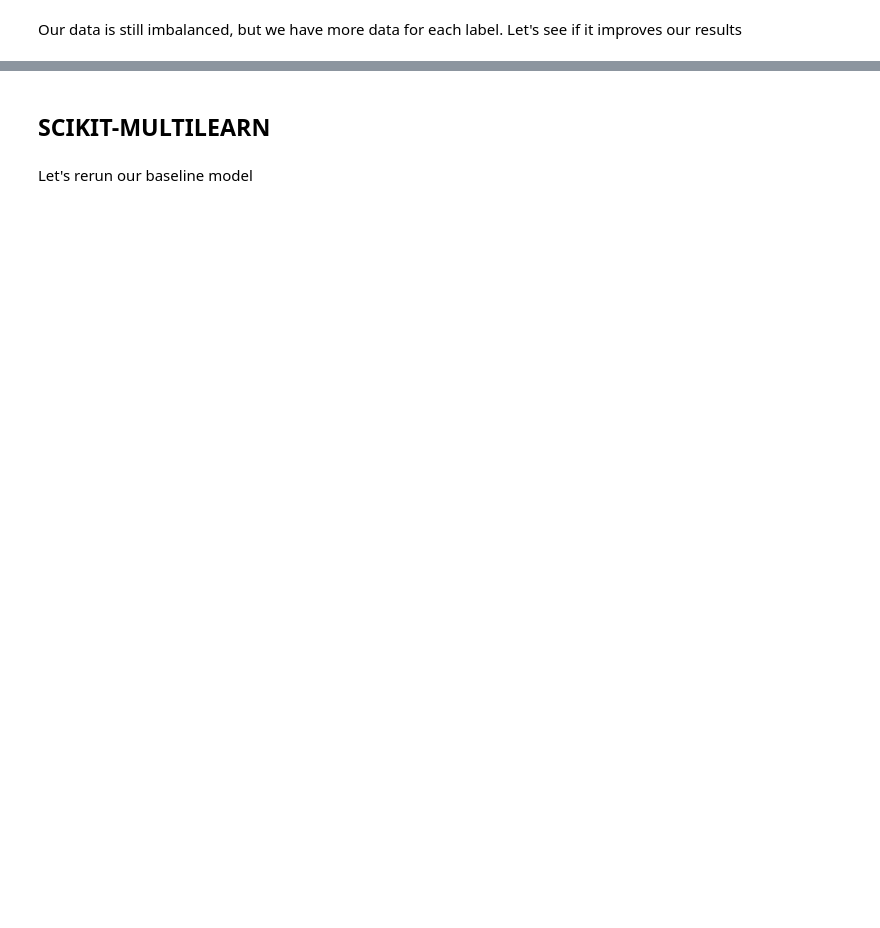
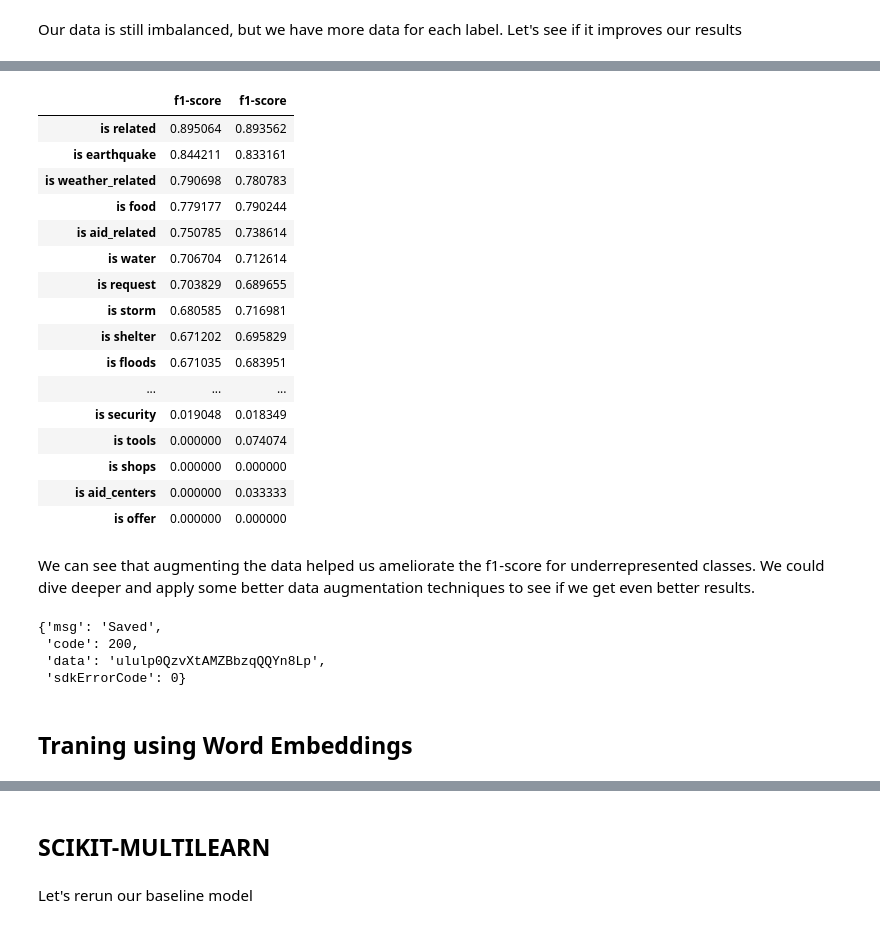
Before and after one commit to benjtlv/Disaster-Response-Multi-Label, a Jupyter notebook: ML Pipeline Preparation.ipynb, the cells around one changed output, grey strips where cells are left out. Saved outputs shown, nothing was run; the diff lists cells and outputs as text; code cells hidden in the pictures; blank space fills up the shorter version.

```diff
--- a/ML Pipeline Preparation.ipynb
+++ b/ML Pipeline Preparation.ipynb
@@ -562,0 +794,6 @@ Our data is still imbalanced, but we have more data for each label. Let's see if
+# %%
+pipeline = Pipeline([
+    ('tfidf_vectorizer', TfidfVectorizer(tokenizer=tokenize, stop_words=stop_words, ngram_range=(1, 3))),
+    ('model', MultiOutputClassifier(LinearSVC()))
+])
+pipeline.fit(df_train_augmented['message'], y_train_augmented)
@@ -562,0 +822,13 @@ Our data is still imbalanced, but we have more data for each label. Let's see if
+# %%
+y_pred = pipeline.predict(df_test['message'])
+y_test = np.array(y_test)
+
+df_reports = []
+for i, col in enumerate(category_colnames):
+    df_reports.append(classification_report_dataframe(y_test, y_pred, i, col))
+report_df = pd.concat(df_reports)
+report_df = report_df[~report_df.index.str.startswith('is not')].sort_values(by='f1-score', ascending=False)
+
+experiment.log_table('Linear SVC - Linear SVC - unigrams + bigrams + trigrams - Augmented_category_report.csv', report_df)
+
+experiment.end()
@@ -562,0 +853,34 @@ Our data is still imbalanced, but we have more data for each label. Let's see if
+# %%
+%%capture --no-display
+
+y_pred = pipeline.predict(df_test['message'])
+y_test = np.array(y_test)
+
+df_reports_augmented = []
+for i, col in enumerate(category_colnames):
+    df_reports_augmented.append(classification_report_dataframe(y_test, y_pred, i, col))
+df_reports_augmented = pd.concat(df_reports_augmented)
+df_reports_augmented = df_reports_augmented[~df_reports_augmented.index.str.startswith('is not')].sort_values(by='f1-score', ascending=False)
+
+# Let's take a look at the f1-scores side by side
+pd.concat([report_df['f1-score'], df_reports_augmented['f1-score']], axis=1).head(40)
+# %% [output]
+|  | f1-score | f1-score |
+| is related | 0.895064 | 0.893562 |
+| is earthquake | 0.844211 | 0.833161 |
+| is weather_related | 0.790698 | 0.780783 |
+| is food | 0.779177 | 0.790244 |
+| is aid_related | 0.750785 | 0.738614 |
+| is water | 0.706704 | 0.712614 |
+| is request | 0.703829 | 0.689655 |
+| is storm | 0.680585 | 0.716981 |
+| is shelter | 0.671202 | 0.695829 |
+| is floods | 0.671035 | 0.683951 |
+| ... | ... | ... |
+| is security | 0.019048 | 0.018349 |
+| is tools | 0.000000 | 0.074074 |
+| is shops | 0.000000 | 0.000000 |
+| is aid_centers | 0.000000 | 0.033333 |
+| is offer | 0.000000 | 0.000000 |
+# %% [markdown]
+We can see that augmenting the data helped us ameliorate the f1-score for underrepresented classes. We could dive deeper and apply some better data augmentation techniques to see if we get even better results.
@@ -562,0 +891,7 @@ Our data is still imbalanced, but we have more data for each label. Let's see if
+# %%
+exp.log_image('label distribution augmented.png')
+# %% [output]
+{'msg': 'Saved',
+ 'code': 200,
+ 'data': 'ululp0QzvXtAMZBbzqQQYn8Lp',
+ 'sdkErrorCode': 0}
@@ -562,0 +900,2 @@ Our data is still imbalanced, but we have more data for each label. Let's see if
+# %% [markdown]
+## Traning using Word Embeddings
```
Also changed, not shown: parts of 119 cells of this notebook, 10 other files.
